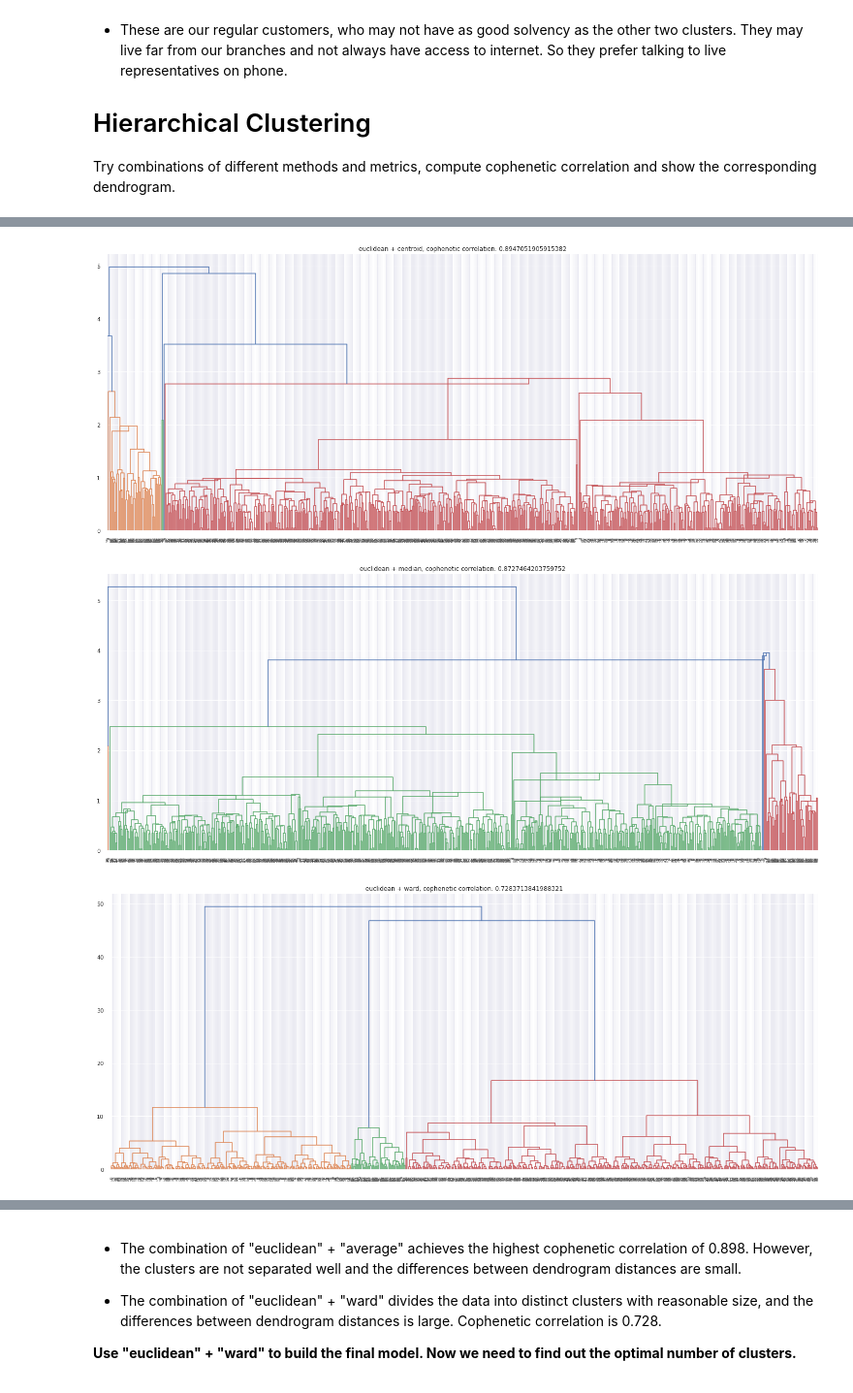
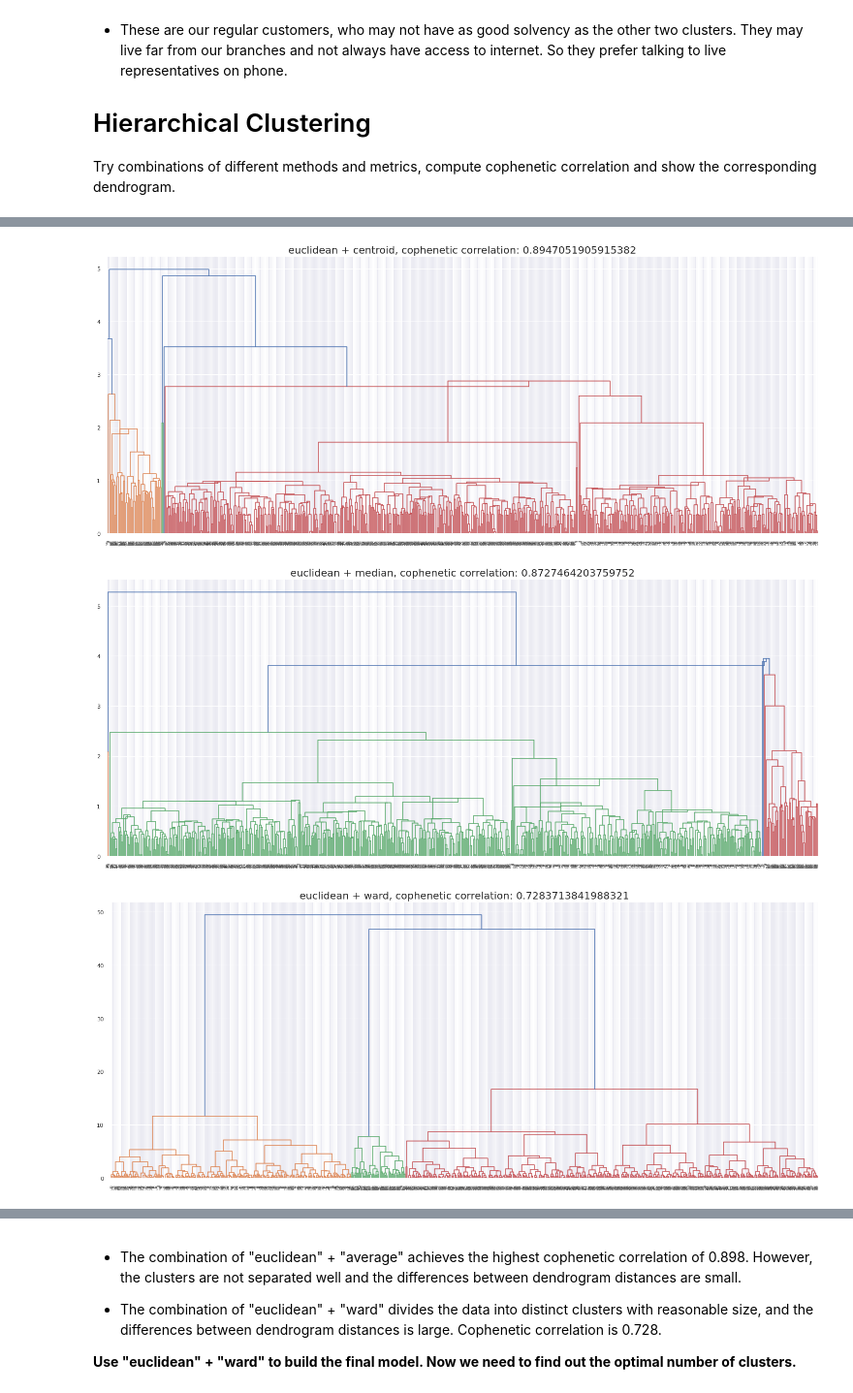
Before and after one commit to liangym2014/Data-science-and-machine-learning, a Jupyter notebook: 6.AllLife_Bank_Customer_Segmentation_Solution.ipynb, the cells around one changed output, grey strips where cells are left out. Shown at 97% size. Cells and saved outputs as stored; diff of their text form; code cells hidden in the pictures.

```diff
--- a/6.AllLife_Bank_Customer_Segmentation_Solution.ipynb
+++ b/6.AllLife_Bank_Customer_Segmentation_Solution.ipynb
@@ -356,8 +356,8 @@ for metric in metrics:
         linkage_matrix = linkage(scaled_df, method = method, metric = metric)
         plt.figure(figsize=(25, 10))
         dendrogram(linkage_matrix)
-        condense_dist_matrix = pdist(scaled_df, metric = metric)
+        condense_dist_matrix = pdist(scaled_df)
         coph_corr, coph_dist_matrix = cophenet(Z = linkage_matrix, Y = condense_dist_matrix)
-        plt.title("{} + {}, cophenetic correlation: {}".format(metric, method, coph_corr))
+        plt.title(label = "{} + {}, cophenetic correlation: {}".format(metric, method, coph_corr), fontsize = 20)
         combinations.append([metric, method, coph_corr])
 # %% [output]
@@ -377,18 +377,18 @@ for metric in metrics:
 # %%
 methods = ("centroid", "median", "ward")    # "centroid", median" and "ward" could only work with "euclidean" metric
 
 for method in methods:
     linkage_matrix = linkage(scaled_df, method = method)
     plt.figure(figsize=(25, 10))
     dendrogram(linkage_matrix)
     condense_dist_matrix = pdist(scaled_df)
     coph_corr, coph_dist_matrix = cophenet(Z = linkage_matrix, Y = condense_dist_matrix)
-    plt.title("euclidean + {}, cophenetic correlation: {}".format(method, coph_corr))
+    plt.title(label = "euclidean + {}, cophenetic correlation: {}".format(method, coph_corr), fontsize = 20)
     combinations.append(["euclidean", method, coph_corr])
 # %% [output]
-[figure, old version]
+[figure, new version]
-[figure, old version]
+[figure, new version]
-[figure, old version]
+[figure, new version]
 # %%
 cm = pd.DataFrame(data = combinations, columns = ["metric", "method", "cophenetic correlation"])
 cm.sort_values(by = "cophenetic correlation", ascending = False)  # sort by cophenetic correlation
```
Also changed, not shown: parts of 4 cells of this notebook.
